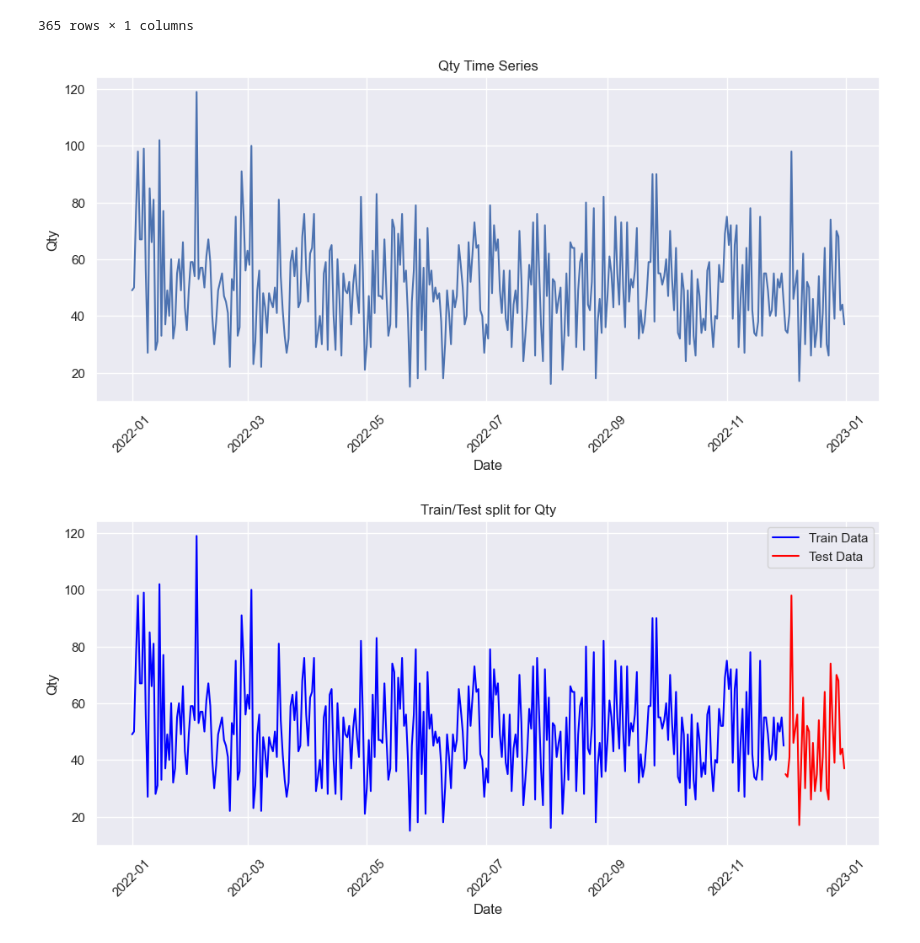
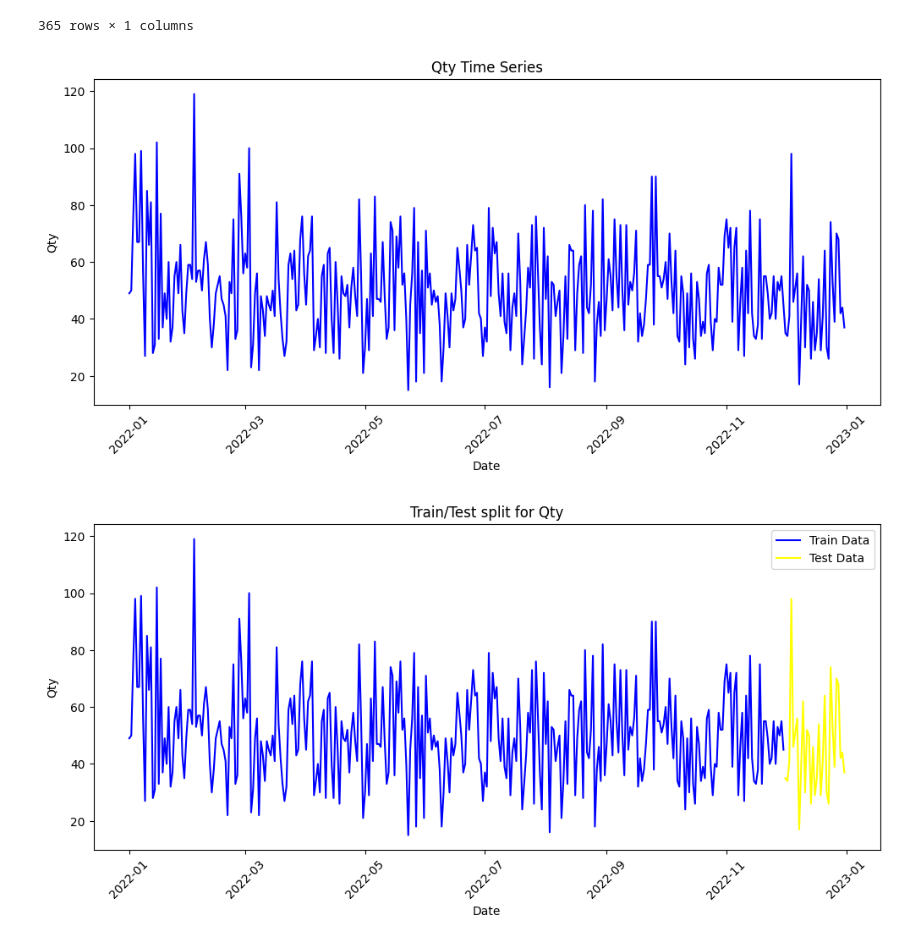
Before and after one commit to mfthrq/fp-vixrakaminxkalbe-datascience, a Jupyter notebook: ml_regression_finalproject.ipynb, the cells around one changed output. Cells and saved outputs as stored; diff of their text form; code cells hidden in the pictures.

```diff
--- a/ml_regression_finalproject.ipynb
+++ b/ml_regression_finalproject.ipynb
@@ -75,10 +76,8 @@ data.head()
 | 4 | TR41231 | 386 | 01/01/2022 | P9 | 10000 | 1 | 10000 | 4 |
 # %%
 data['Date'] = pd.to_datetime(data['Date'])
-data['Qty'] = pd.to_numeric(data['Qty'], errors='coerce')
-data = data.dropna(subset=['Qty'])
 # %%
-data = data.dropna(subset=['Qty'])
+#data = data.dropna(subset=['Qty'])
 # %%
 data.info()
 # %% [output]
@@ -135,17 +134,15 @@ data_gabung
 | 2022-12-31 | 37 |
 365 rows × 1 columns
 # %%
-# Plot the time series data
-sns.set()
 plt.figure(figsize=(12, 5))
 plt.ylabel('Qty')
 plt.xlabel('Date')
 plt.xticks(rotation=45)
-plt.plot(data_gabung.index, data_gabung['Qty'])
+plt.plot(data_gabung.index, data_gabung['Qty'], color='blue')
 plt.title('Qty Time Series')
 plt.show()
 # %% [output]
-[figure, old version]
+[figure, new version]
 # %%
 train_data = data_gabung[data_gabung.index < "2022-12-01"]
 test_data = data_gabung[data_gabung.index >= "2022-12-01"]
@@ -153,7 +150,7 @@ test_data = data_gabung[data_gabung.index >= "2022-12-01"]
 # Plot train and test data
 plt.figure(figsize=(12, 5))
 plt.plot(train_data, color='blue', label='Train Data')
-plt.plot(test_data, color='red', label='Test Data')
+plt.plot(test_data, color='yellow', label='Test Data')
 plt.ylabel('Qty')
 plt.xlabel('Date')
 plt.xticks(rotation=45)
@@ -161,5 +158,5 @@ plt.title("Train/Test split for Qty")
 plt.legend()
 plt.show()
 # %% [output]
-[figure, old version]
+[figure, new version]
 # %%
```
Also changed, not shown: parts of 5 cells of this notebook, 1 other file.
